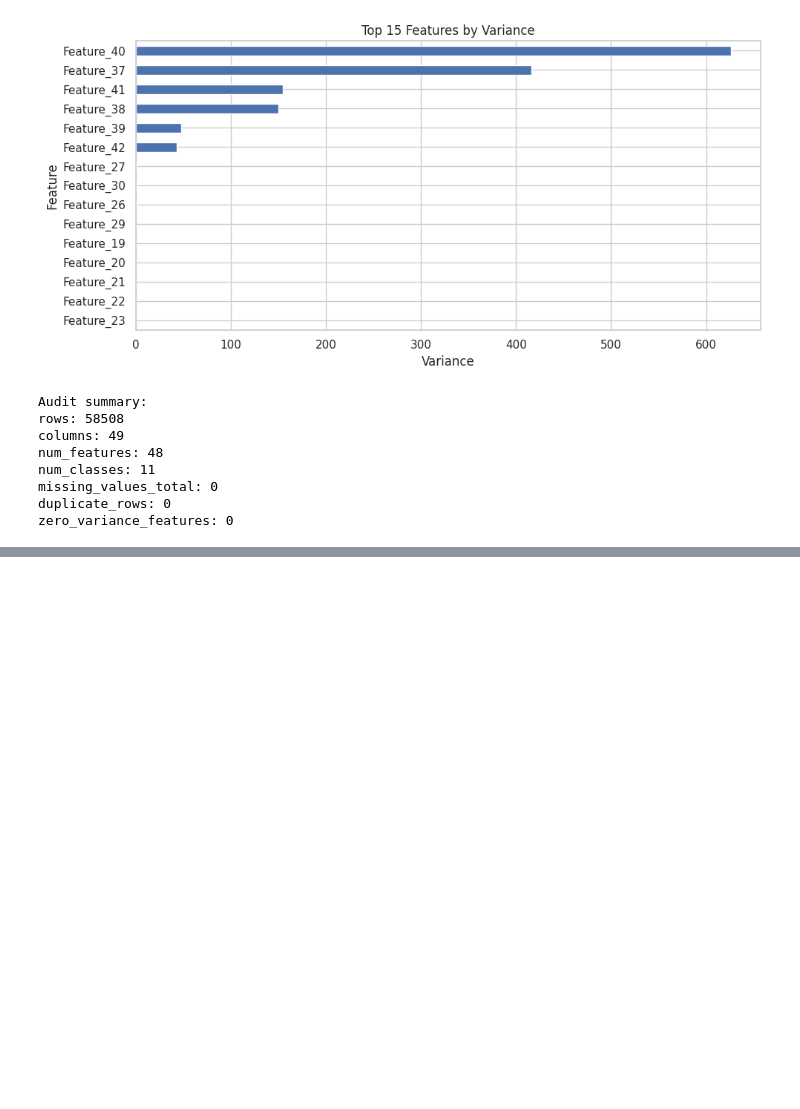
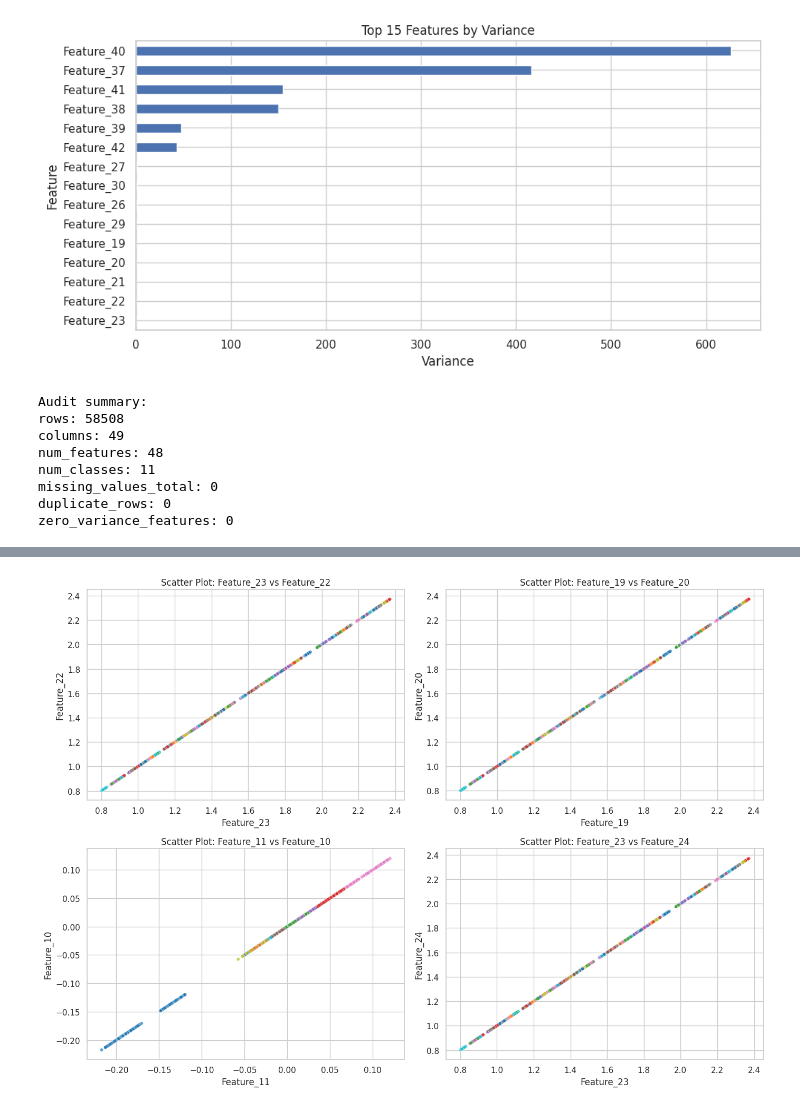
Before and after one commit to harshpre5/Artificial_Neural_Networks_14444188_HS_6009CMD, a Jupyter notebook: 14444188_ANN_PART_A.ipynb, the cells around one changed output, grey strips where cells are left out. Saved outputs shown, nothing was run; the diff lists cells and outputs as text; code cells hidden in the pictures; blank space fills up the shorter version.

```diff
--- a/14444188_ANN_PART_A.ipynb
+++ b/14444188_ANN_PART_A.ipynb
@@ -288,0 +481,20 @@ zero_variance_features: 0
+# %%
+# 4. Scatter plots for top 4 strongest pairs
+# Extracting the names of the top 4 highly correlated feature pairs.
+top_scatter_pairs = strong_corr_df.head(4)[["Feature_A", "Feature_B"]].values.tolist()
+
+# Sampling the data for faster plotting and to avoid overplotting.
+scatter_sample = df.sample(n=min(3000, len(df)), random_state=42)
+
+fig, axes = plt.subplots(2, 2, figsize=(14, 10))
+axes = axes.flatten()
+
+for i, (f1, f2) in enumerate(top_scatter_pairs):
+    # Plotting the pairs against each other, color-coded by the motor's operating Class.
+    sns.scatterplot(data=scatter_sample, x=f1, y=f2, hue="Class", palette="tab10", s=20, alpha=0.7, legend=False, ax=axes[i])
+    axes[i].set_title(f"Scatter Plot: {f1} vs {f2}")
+
+plt.tight_layout()
+plt.show()
+# %% [output]
+[figure, added]
```
Also changed, not shown: parts of 9 cells of this notebook.
